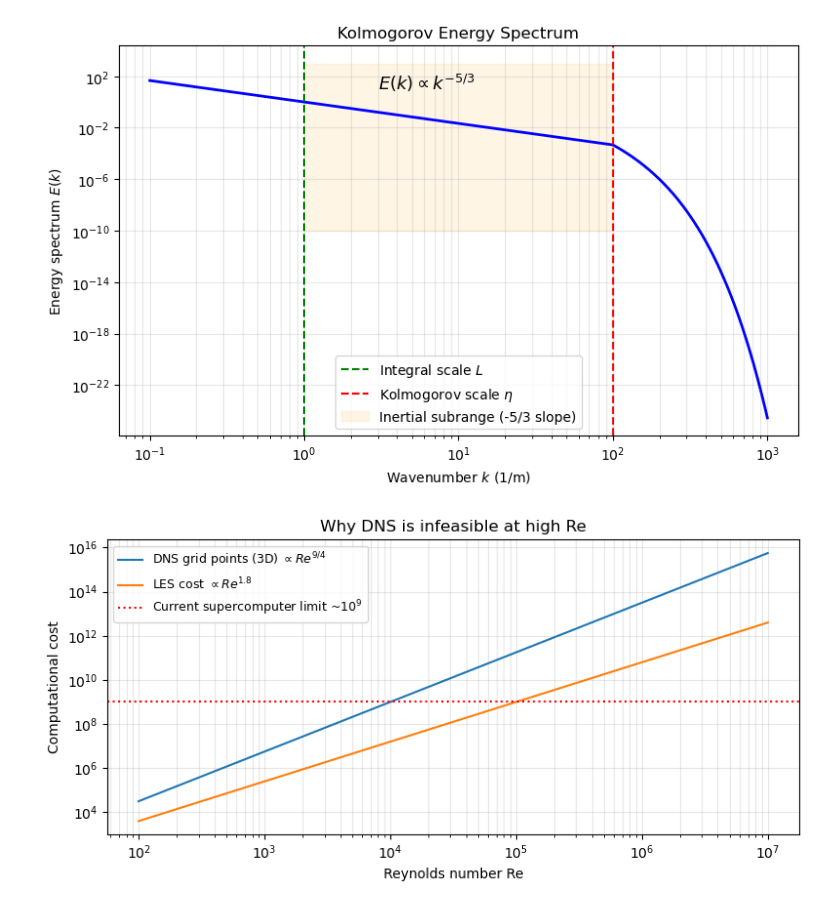
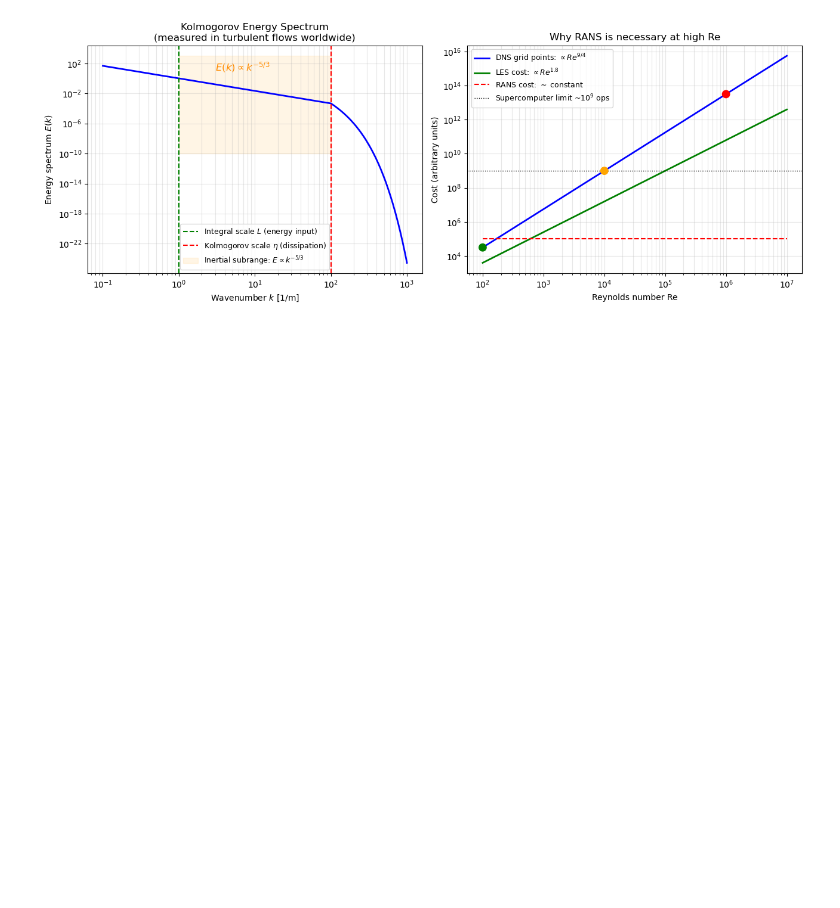
Before and after one commit to harishragul/cfd, a Jupyter notebook: Core CFD Methods/module3_17_turbulence_basics.ipynb, the cells around one changed output. Cells and saved outputs as stored; diff of their text form; code cells hidden in the pictures; blank space fills up the shorter version.

```diff
--- a/Core CFD Methods/module3_17_turbulence_basics.ipynb
+++ b/Core CFD Methods/module3_17_turbulence_basics.ipynb
@@ -51,35 +75,35 @@ $$\text{Total grid points (3D)} \sim Re^{9/4}, \quad \text{Time steps} \sim Re^{
 # %%
-# Kolmogorov -5/3 energy spectrum (Kolmogorov 1941)
-k = np.logspace(-1, 3, 500)   # wavenumber (1/m)
+# Kolmogorov -5/3 spectrum: E(k) ∝ k^(-5/3) in the inertial subrange
+k = np.logspace(-1, 3, 500)
 E = k**(-5/3)
-E[k > 100] *= np.exp(-(k[k > 100] - 100) / 20)  # dissipation roll-off
+E[k > 100] *= np.exp(-(k[k > 100] - 100) / 20)   # dissipation roll-off
 
-plt.figure(figsize=(8, 5))
-plt.loglog(k, E, 'b-', linewidth=2)
-plt.axvline(1,   color='green',  linestyle='--', label='Integral scale $L$')
-plt.axvline(100, color='red',    linestyle='--', label='Kolmogorov scale $\\eta$')
-plt.fill_betweenx([1e-10, 1e3], 1, 100, alpha=0.1, color='orange', label='Inertial subrange (-5/3 slope)')
-plt.text(3, 1e1, '$E(k) \\propto k^{-5/3}$', fontsize=13)
-plt.xlabel('Wavenumber $k$ (1/m)'); plt.ylabel('Energy spectrum $E(k)$')
-plt.title('Kolmogorov Energy Spectrum')
-plt.legend(); plt.grid(True, which='both', alpha=0.3)
-plt.tight_layout()
-plt.show()
+fig, (ax1, ax2) = plt.subplots(1, 2, figsize=(13, 5))
 
-# DNS cost scaling
-Re_arr = np.logspace(2, 7, 100)
-plt.figure(figsize=(8, 4))
-plt.loglog(Re_arr, Re_arr**(9/4), label='DNS grid points (3D) $\\propto Re^{9/4}$')
-plt.loglog(Re_arr, Re_arr**(1.8), label='LES cost $\\propto Re^{1.8}$')
-plt.axhline(1e9, color='red', linestyle=':', label='Current supercomputer limit ~$10^9$')
-plt.xlabel('Reynolds number Re'); plt.ylabel('Computational cost')
-plt.title('Why DNS is infeasible at high Re')
-plt.legend(fontsize=9); plt.grid(True, which='both', alpha=0.3)
-plt.tight_layout()
-plt.show()
+# Left: energy spectrum
+ax1.loglog(k, E, 'b-', lw=2)
+ax1.axvline(1,   color='green', ls='--', lw=1.5, label='Integral scale $L$ (energy input)')
+ax1.axvline(100, color='red',   ls='--', lw=1.5, label='Kolmogorov scale $\\eta$ (dissipation)')
+ax1.fill_betweenx([1e-10, 1e3], 1, 100, alpha=0.1, color='orange', label='Inertial subrange: $E\\propto k^{-5/3}$')
+ax1.text(3, 1e1, '$E(k) \\propto k^{-5/3}$', fontsize=12, color='darkorange')
+ax1.set_xlabel('Wavenumber $k$ [1/m]'); ax1.set_ylabel('Energy spectrum $E(k)$')
+ax1.set_title('Kolmogorov Energy Spectrum\n(measured in turbulent flows worldwide)')
+ax1.legend(fontsize=9); ax1.grid(True, which='both', alpha=0.3)
+
+# Right: DNS cost scaling
+Re_arr = np.logspace(2, 7, 200)
+ax2.loglog(Re_arr, Re_arr**(9/4), 'b-', lw=2, label='DNS grid points: $\\propto Re^{9/4}$')
+ax2.loglog(Re_arr, Re_arr**(1.8), 'g-', lw=2, label='LES cost: $\\propto Re^{1.8}$')
+ax2.loglog(Re_arr, Re_arr**0.0 * 1e5, 'r--', lw=1.5, label='RANS cost: $\\sim$ constant')
+ax2.axhline(1e9, color='k', ls=':', lw=1, label='Supercomputer limit ~$10^9$ ops')
+ax2.scatter([100, 1e4, 1e6], [100**(9/4), 1e4**(9/4), 1e6**(9/4)],
+            c=['green','orange','red'], s=80, zorder=5)
+ax2.set_xlabel('Reynolds number Re'); ax2.set_ylabel('Cost (arbitrary units)')
+ax2.set_title('Why RANS is necessary at high Re')
+ax2.legend(fontsize=9); ax2.grid(True, which='both', alpha=0.3)
+plt.tight_layout(); plt.show()
 # %% [output]
-[figure, old version]
+[figure, new version]
-[figure, removed]
 # %% [markdown]
 ## 2. Reynolds Decomposition
 
```
Also changed, not shown: parts of 10 cells of this notebook, 1 other file.
